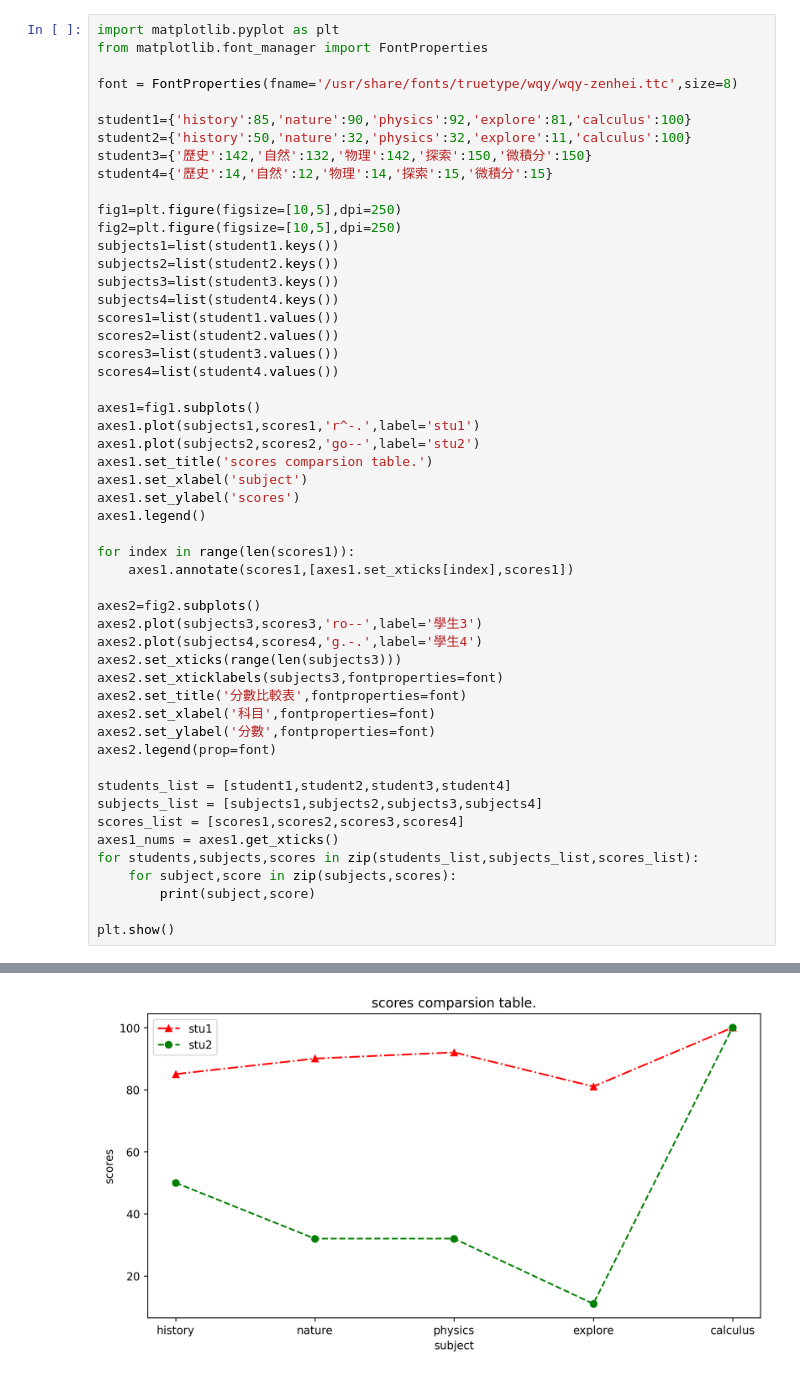
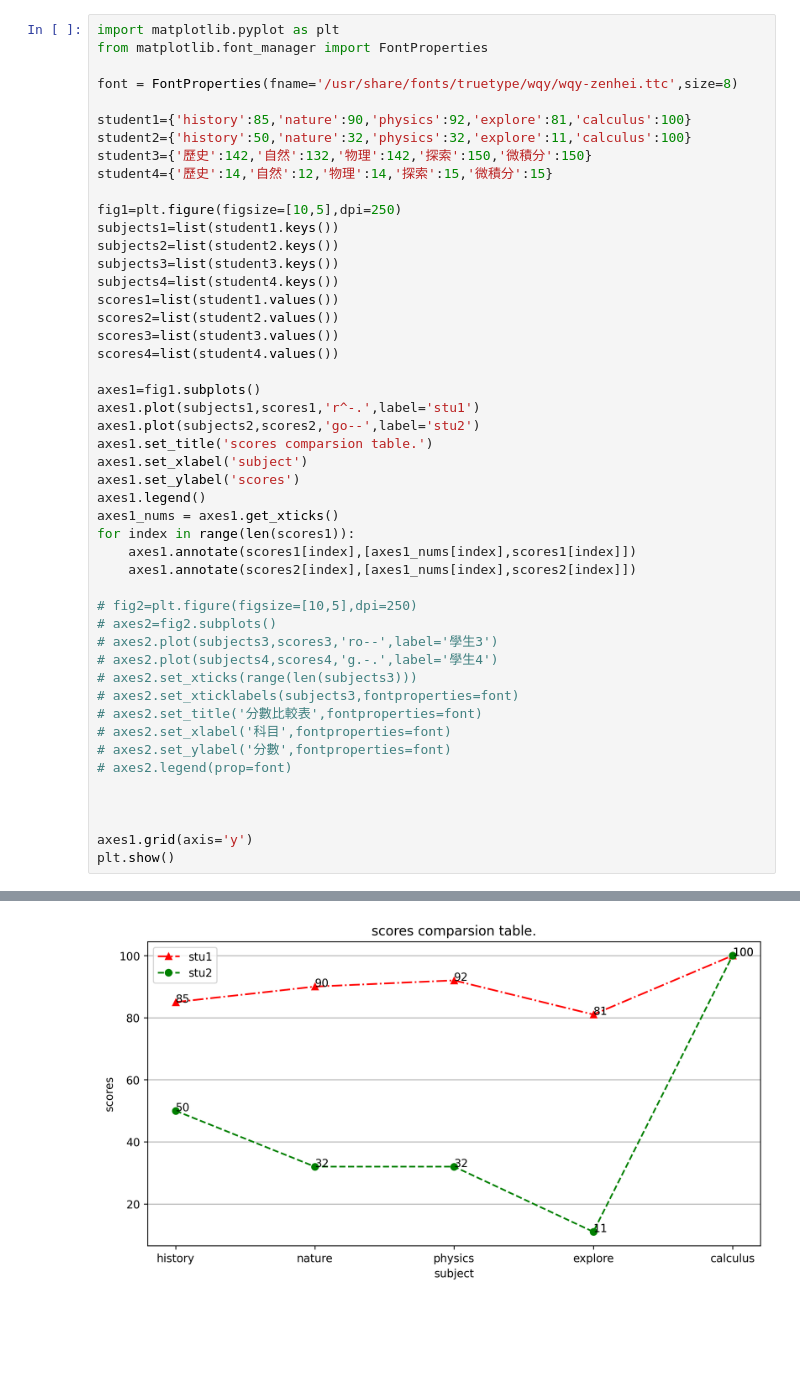
Before and after one commit to 0427Roger/python-first, a Jupyter notebook: lesson/lesson14/lesson14_1.ipynb, the cells around one changed output, grey strips where cells are left out. Saved outputs shown, nothing was run; the diff lists cells and outputs as text; blank space fills up the shorter version.

```diff
--- a/lesson/lesson14/lesson14_1.ipynb
+++ b/lesson/lesson14/lesson14_1.ipynb
@@ -10,7 +10,6 @@ student3={'歷史':142,'自然':132,'物理':142,'探索':150,'微積分':150}
 student4={'歷史':14,'自然':12,'物理':14,'探索':15,'微積分':15}
 
 fig1=plt.figure(figsize=[10,5],dpi=250)
-fig2=plt.figure(figsize=[10,5],dpi=250)
 subjects1=list(student1.keys())
 subjects2=list(student2.keys())
 subjects3=list(student3.keys())
@@ -27,27 +26,24 @@ axes1.set_title('scores comparsion table.')
 axes1.set_xlabel('subject')
 axes1.set_ylabel('scores')
 axes1.legend()
+axes1_nums = axes1.get_xticks()
+for index in range(len(scores1)):
+    axes1.annotate(scores1[index],[axes1_nums[index],scores1[index]])
+    axes1.annotate(scores2[index],[axes1_nums[index],scores2[index]])
 
-for index in range(len(scores1)):
-    axes1.annotate(scores1,[axes1.set_xticks[index],scores1])
+# fig2=plt.figure(figsize=[10,5],dpi=250)
+# axes2=fig2.subplots()
+# axes2.plot(subjects3,scores3,'ro--',label='學生3')
+# axes2.plot(subjects4,scores4,'g.-.',label='學生4')
+# axes2.set_xticks(range(len(subjects3)))
+# axes2.set_xticklabels(subjects3,fontproperties=font)
+# axes2.set_title('分數比較表',fontproperties=font)
+# axes2.set_xlabel('科目',fontproperties=font)
+# axes2.set_ylabel('分數',fontproperties=font)
+# axes2.legend(prop=font)
 
-axes2=fig2.subplots()
-axes2.plot(subjects3,scores3,'ro--',label='學生3')
-axes2.plot(subjects4,scores4,'g.-.',label='學生4')
-axes2.set_xticks(range(len(subjects3)))
-axes2.set_xticklabels(subjects3,fontproperties=font)
-axes2.set_title('分數比較表',fontproperties=font)
-axes2.set_xlabel('科目',fontproperties=font)
-axes2.set_ylabel('分數',fontproperties=font)
-axes2.legend(prop=font)
 
-students_list = [student1,student2,student3,student4]
-subjects_list = [subjects1,subjects2,subjects3,subjects4]
-scores_list = [scores1,scores2,scores3,scores4]
-axes1_nums = axes1.get_xticks()
-for students,subjects,scores in zip(students_list,subjects_list,scores_list):
-    for subject,score in zip(subjects,scores):
-        print(subject,score)
 
+axes1.grid(axis='y')
 plt.show()
 # %% [output]
@@ -55 +50 @@ TypeError: 'method' object is not subscriptable
-[figure, old version]
+[figure, new version]
```
Also changed, not shown: parts of 1 cell of this notebook, 1 other file.
